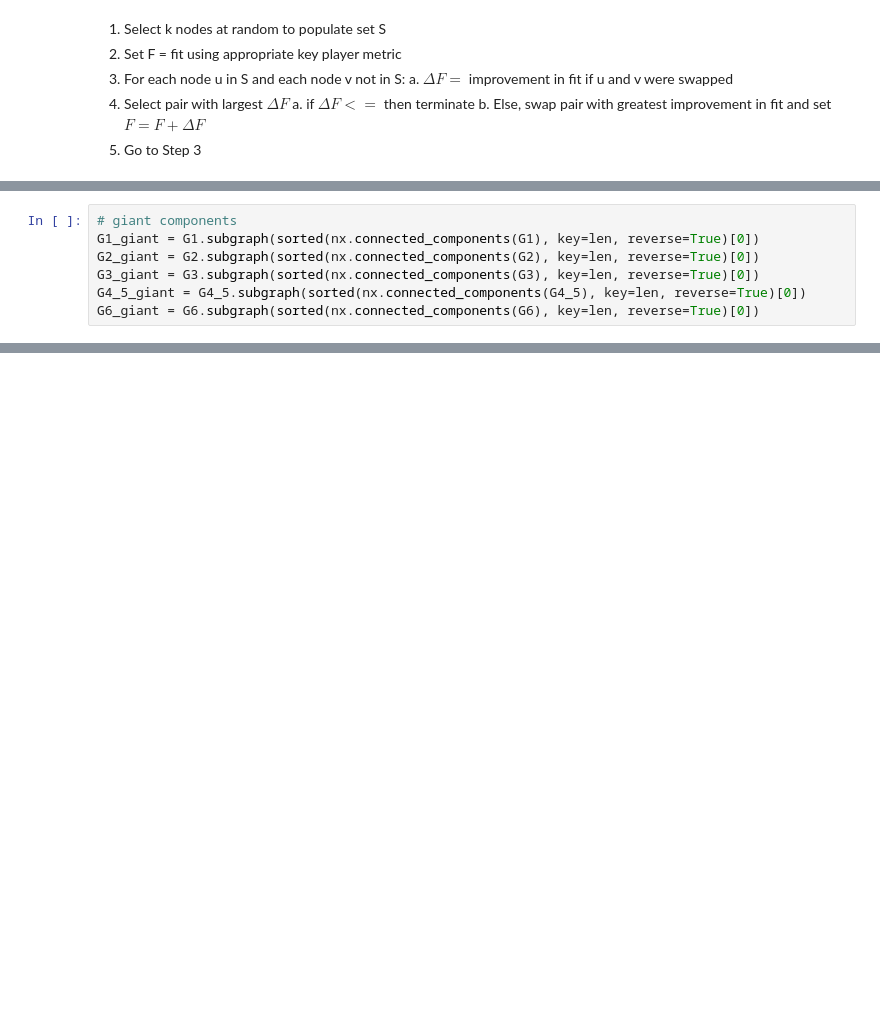
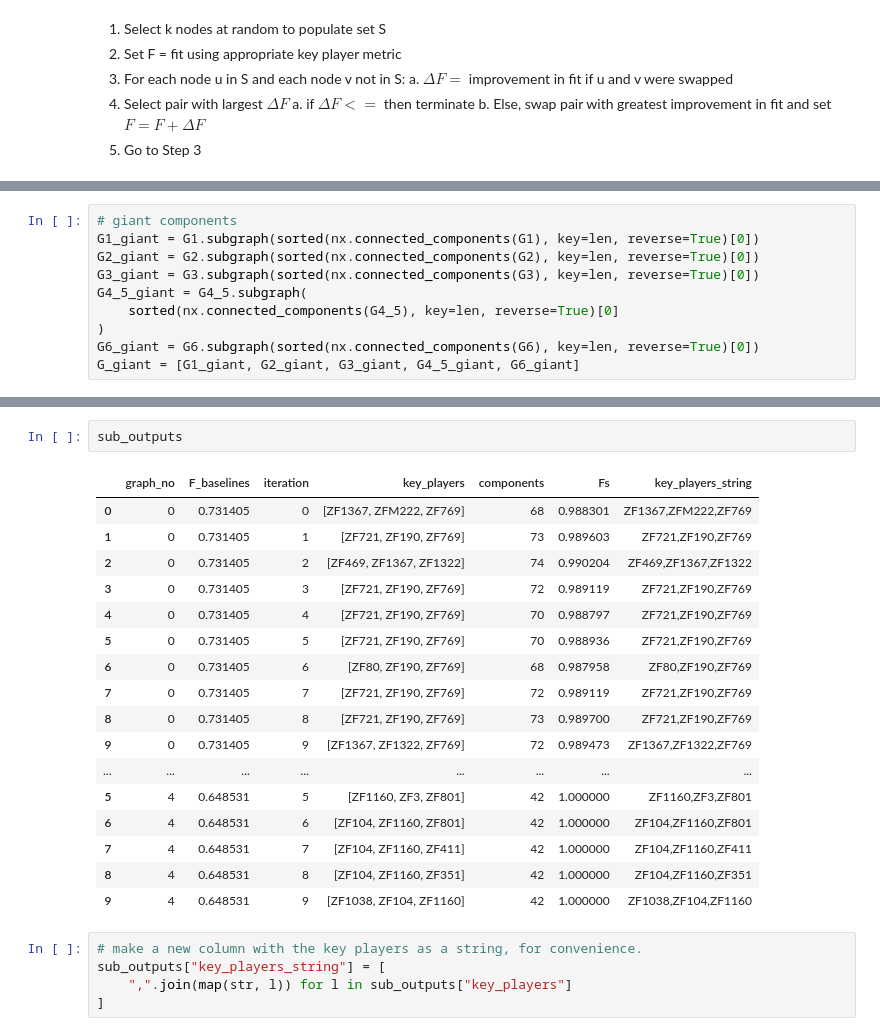
Before and after one commit to powerd4/SNA_project, a Jupyter notebook: notebooks/key_players.ipynb, the cells around one changed output, grey strips where cells are left out. Drawn from its saved outputs; the diff is of its cells as text; blank space fills up the shorter version.

```diff
--- a/notebooks/key_players.ipynb
+++ b/notebooks/key_players.ipynb
@@ -94,5 +98,8 @@ G6 = nx.from_pandas_adjacency(p6)
 G1_giant = G1.subgraph(sorted(nx.connected_components(G1), key=len, reverse=True)[0])
 G2_giant = G2.subgraph(sorted(nx.connected_components(G2), key=len, reverse=True)[0])
 G3_giant = G3.subgraph(sorted(nx.connected_components(G3), key=len, reverse=True)[0])
-G4_5_giant = G4_5.subgraph(sorted(nx.connected_components(G4_5), key=len, reverse=True)[0])
+G4_5_giant = G4_5.subgraph(
+    sorted(nx.connected_components(G4_5), key=len, reverse=True)[0]
+)
 G6_giant = G6.subgraph(sorted(nx.connected_components(G6), key=len, reverse=True)[0])
+G_giant = [G1_giant, G2_giant, G3_giant, G4_5_giant, G6_giant]
@@ -244,0 +258,25 @@ KeyError: 0
+# %%
+sub_outputs
+# %% [output]
+|  | graph_no | F_baselines | iteration | key_players | components | Fs | key_players_string |
+| 0 | 0 | 0.731405 | 0 | [ZF1367, ZFM222, ZF769] | 68 | 0.988301 | ZF1367,ZFM222,ZF769 |
+| 1 | 0 | 0.731405 | 1 | [ZF721, ZF190, ZF769] | 73 | 0.989603 | ZF721,ZF190,ZF769 |
+| 2 | 0 | 0.731405 | 2 | [ZF469, ZF1367, ZF1322] | 74 | 0.990204 | ZF469,ZF1367,ZF1322 |
+| 3 | 0 | 0.731405 | 3 | [ZF721, ZF190, ZF769] | 72 | 0.989119 | ZF721,ZF190,ZF769 |
+| 4 | 0 | 0.731405 | 4 | [ZF721, ZF190, ZF769] | 70 | 0.988797 | ZF721,ZF190,ZF769 |
+| 5 | 0 | 0.731405 | 5 | [ZF721, ZF190, ZF769] | 70 | 0.988936 | ZF721,ZF190,ZF769 |
+| 6 | 0 | 0.731405 | 6 | [ZF80, ZF190, ZF769] | 68 | 0.987958 | ZF80,ZF190,ZF769 |
+| 7 | 0 | 0.731405 | 7 | [ZF721, ZF190, ZF769] | 72 | 0.989119 | ZF721,ZF190,ZF769 |
+| 8 | 0 | 0.731405 | 8 | [ZF721, ZF190, ZF769] | 73 | 0.989700 | ZF721,ZF190,ZF769 |
+| 9 | 0 | 0.731405 | 9 | [ZF1367, ZF1322, ZF769] | 72 | 0.989473 | ZF1367,ZF1322,ZF769 |
+| ... | ... | ... | ... | ... | ... | ... | ... |
+| 5 | 4 | 0.648531 | 5 | [ZF1160, ZF3, ZF801] | 42 | 1.000000 | ZF1160,ZF3,ZF801 |
+| 6 | 4 | 0.648531 | 6 | [ZF104, ZF1160, ZF801] | 42 | 1.000000 | ZF104,ZF1160,ZF801 |
+| 7 | 4 | 0.648531 | 7 | [ZF104, ZF1160, ZF411] | 42 | 1.000000 | ZF104,ZF1160,ZF411 |
+| 8 | 4 | 0.648531 | 8 | [ZF104, ZF1160, ZF351] | 42 | 1.000000 | ZF104,ZF1160,ZF351 |
+| 9 | 4 | 0.648531 | 9 | [ZF1038, ZF104, ZF1160] | 42 | 1.000000 | ZF1038,ZF104,ZF1160 |
+# %%
+# make a new column with the key players as a string, for convenience.
+sub_outputs["key_players_string"] = [
+    ",".join(map(str, l)) for l in sub_outputs["key_players"]
+]
```
Also changed, not shown: parts of 25 cells of this notebook.
